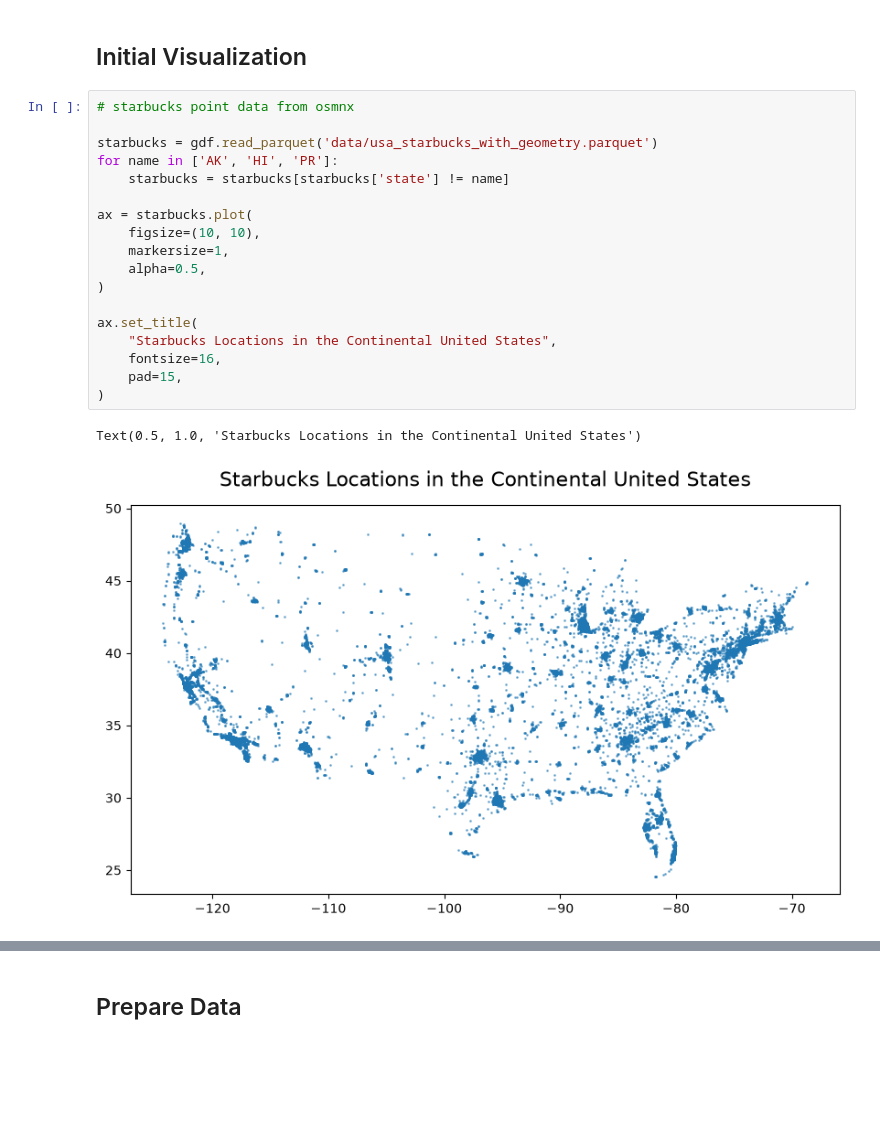
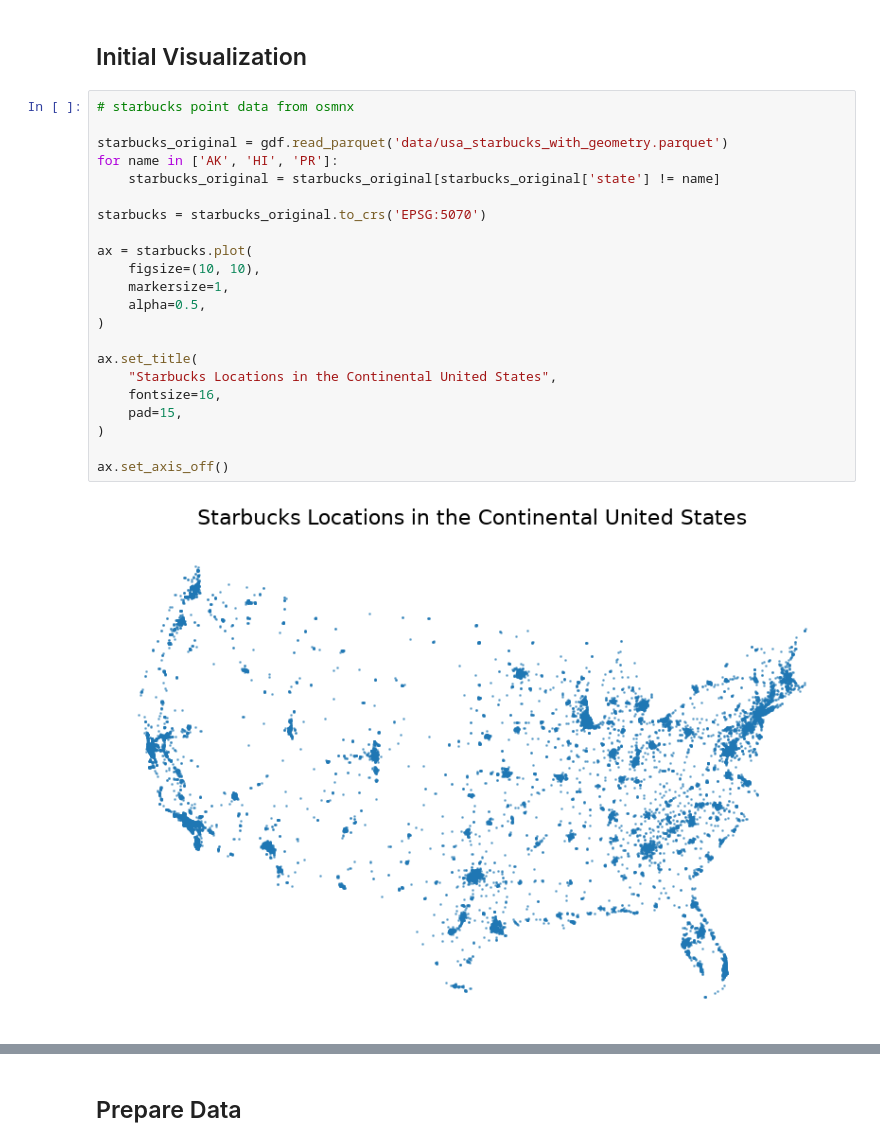
Before and after one commit to sralter/spatial_practice, a Jupyter notebook: sp.ipynb, the cells around one changed output, grey strips where cells are left out. Cells and saved outputs as stored; diff of their text form; blank space fills up the shorter version.

Commit message:
work on preparing data for neighbor analysis

```diff
--- a/sp.ipynb
+++ b/sp.ipynb
@@ -15,24 +15,27 @@ import matplotlib.colors as colors
 # %%
 # starbucks point data from osmnx
 
-starbucks = gdf.read_parquet('data/usa_starbucks_with_geometry.parquet')
+starbucks_original = gdf.read_parquet('data/usa_starbucks_with_geometry.parquet')
 for name in ['AK', 'HI', 'PR']:
-    starbucks = starbucks[starbucks['state'] != name]
+    starbucks_original = starbucks_original[starbucks_original['state'] != name]
+
+starbucks = starbucks_original.to_crs('EPSG:5070')
 
 ax = starbucks.plot(
     figsize=(10, 10),
     markersize=1,
     alpha=0.5,
 )
 
 ax.set_title(
     "Starbucks Locations in the Continental United States",
     fontsize=16,
     pad=15,
 )
+
+ax.set_axis_off()
 # %% [output]
-Text(0.5, 1.0, 'Starbucks Locations in the Continental United States')
-[figure, old version]
+[figure, new version]
 # %%
 # counties polygon data from census TIGER/Line shapefiles
 
```
Also changed, not shown: parts of 3 cells of this notebook.
